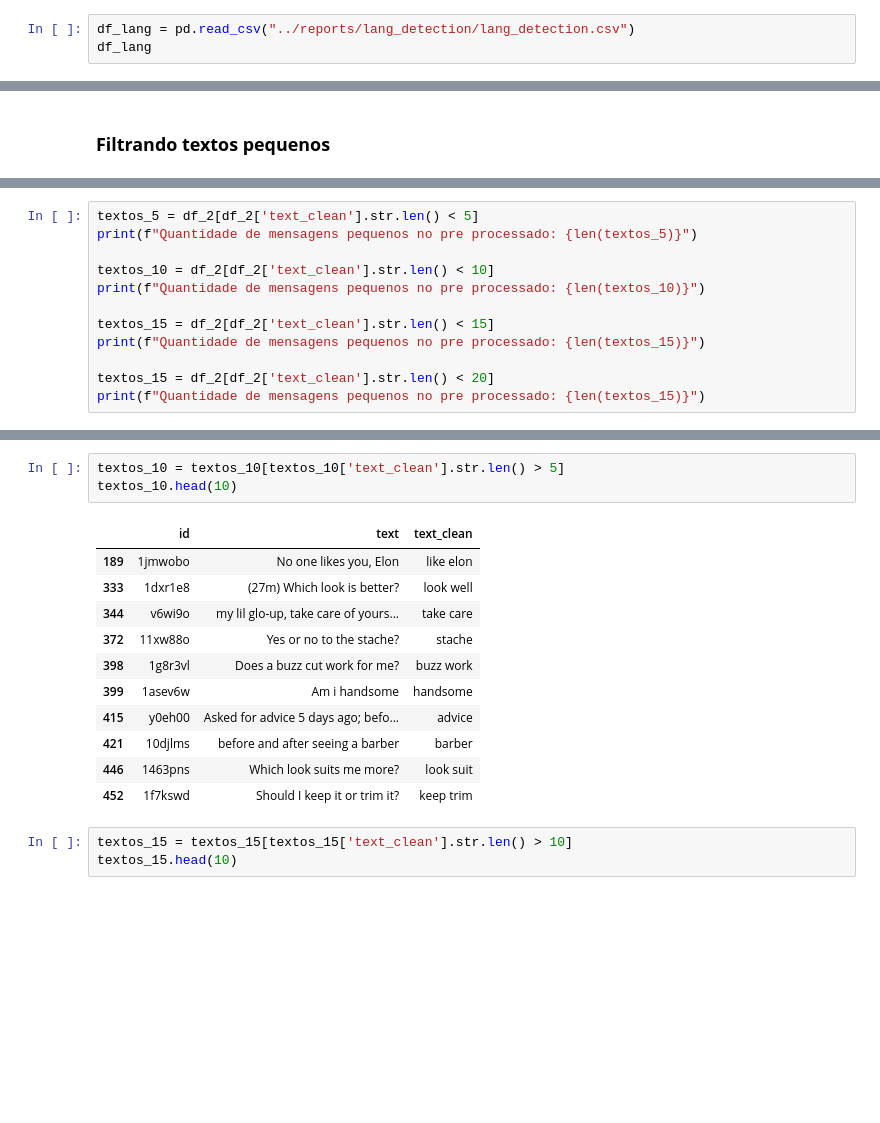
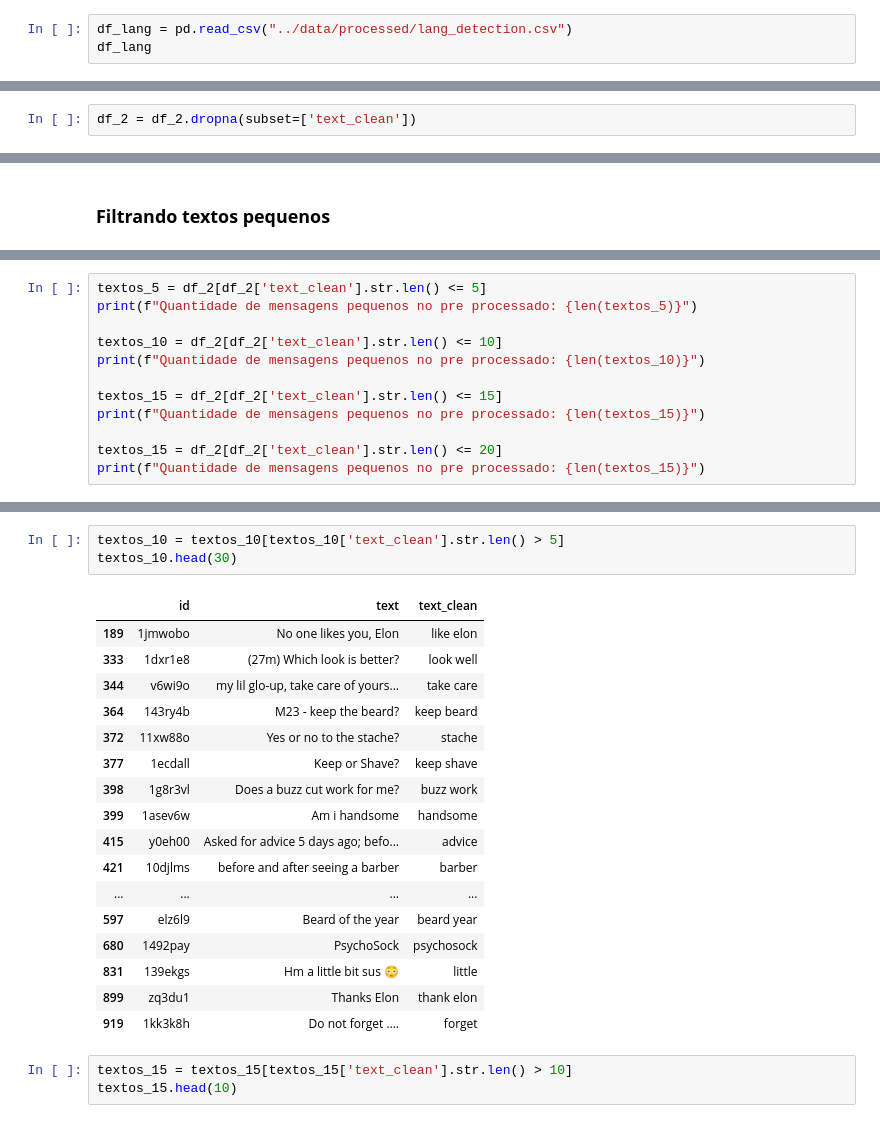
Before and after one commit to MateusoBrito/webmedia-ecosystem-Reddit, a Jupyter notebook: notebooks/08_filtragem_dados.ipynb, the cells around one changed output, grey strips where cells are left out. Drawn from its saved outputs; the diff is of its cells as text; blank space fills up the shorter version.

```diff
--- a/notebooks/08_filtragem_dados.ipynb
+++ b/notebooks/08_filtragem_dados.ipynb
@@ -50,7 +50,7 @@ Quantidade de mensagens no df original: 2135757
 # %% [markdown]
 ### **Filtrando idioma**
 # %%
-df_lang = pd.read_csv("../reports/lang_detection/lang_detection.csv")
+df_lang = pd.read_csv("../data/processed/lang_detection.csv")
 df_lang
 # %% [output]
 |  | id | lang | lang_roberta |
@@ -82,0 +103,2 @@ Escolhemos a classificação do roberta
+# %%
+df_2 = df_2.dropna(subset=['text_clean'])
@@ -98,13 +160,13 @@ Quantidade de posts cruzados: 1946061
 # %%
-textos_5 = df_2[df_2['text_clean'].str.len() < 5]
+textos_5 = df_2[df_2['text_clean'].str.len() <= 5]
 print(f"Quantidade de mensagens pequenos no pre processado: {len(textos_5)}")
 
-textos_10 = df_2[df_2['text_clean'].str.len() < 10]
+textos_10 = df_2[df_2['text_clean'].str.len() <= 10]
 print(f"Quantidade de mensagens pequenos no pre processado: {len(textos_10)}")
 
-textos_15 = df_2[df_2['text_clean'].str.len() < 15]
+textos_15 = df_2[df_2['text_clean'].str.len() <= 15]
 print(f"Quantidade de mensagens pequenos no pre processado: {len(textos_15)}")
 
-textos_15 = df_2[df_2['text_clean'].str.len() < 20]
+textos_15 = df_2[df_2['text_clean'].str.len() <= 20]
 print(f"Quantidade de mensagens pequenos no pre processado: {len(textos_15)}")
 # %% [output]
@@ -129,18 +224,24 @@ textos_5.head(10)
 # %%
 textos_10 = textos_10[textos_10['text_clean'].str.len() > 5]
-textos_10.head(10)
+textos_10.head(30)
 # %% [output]
 |  | id | text | text_clean |
 | 189 | 1jmwobo | No one likes you, Elon | like elon |
 | 333 | 1dxr1e8 | (27m) Which look is better? | look well |
 | 344 | v6wi9o | my lil glo-up, take care of yours... | take care |
+| 364 | 143ry4b | M23 - keep the beard? | keep beard |
 | 372 | 11xw88o | Yes or no to the stache? | stache |
+| 377 | 1ecdall | Keep or Shave? | keep shave |
 | 398 | 1g8r3vl | Does a buzz cut work for me? | buzz work |
 | 399 | 1asev6w | Am i handsome | handsome |
 | 415 | y0eh00 | Asked for advice 5 days ago; befo... | advice |
 | 421 | 10djlms | before and after seeing a barber | barber |
-| 446 | 1463pns | Which look suits me more? | look suit |
-| 452 | 1f7kswd | Should I keep it or trim it? | keep trim |
+| ... | ... | ... | ... |
+| 597 | elz6l9 | Beard of the year | beard year |
+| 680 | 1492pay | PsychoSock | psychosock |
+| 831 | 139ekgs | Hm a little bit sus 😳 | little |
+| 899 | zq3du1 | Thanks Elon | thank elon |
+| 919 | 1kk3k8h | Do not forget …. | forget |
 # %%
 textos_15 = textos_15[textos_15['text_clean'].str.len() > 10]
 textos_15.head(10)
```
Also changed, not shown: parts of 16 cells of this notebook, 25 other files.
